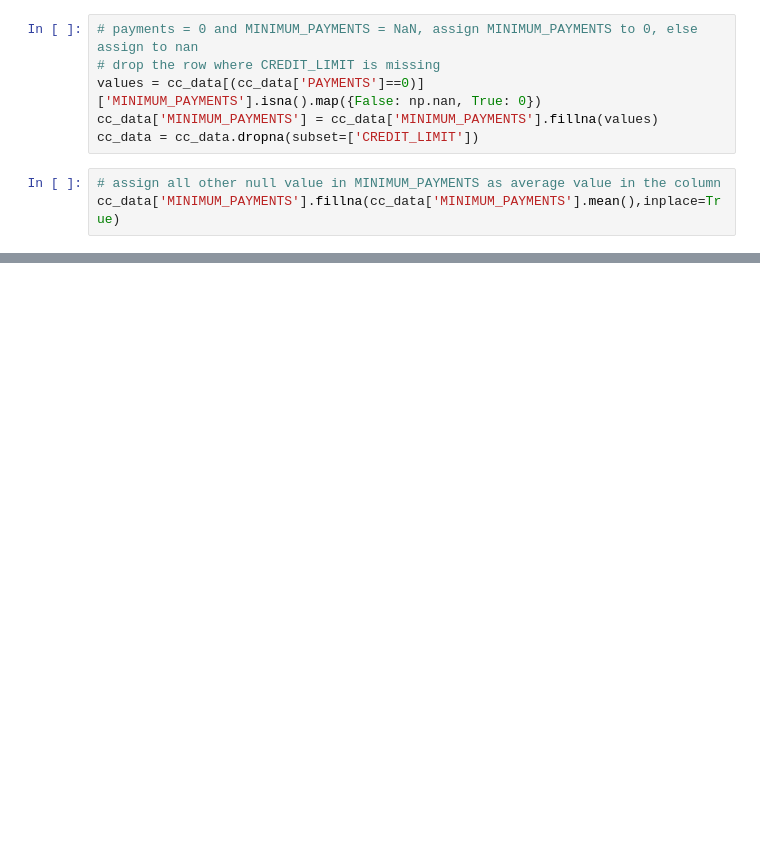
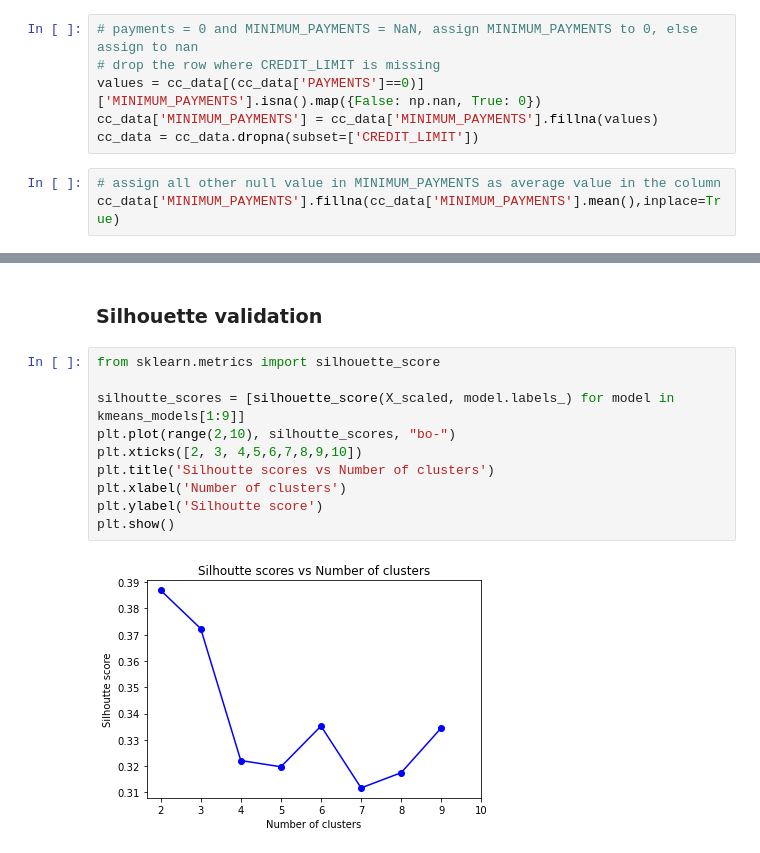
Before and after one commit to xwu0223/MBAN-6400-Project, a Jupyter notebook: cc.ipynb, the cells around one changed output, grey strips where cells are left out. Cells and saved outputs as stored; diff of their text form; blank space fills up the shorter version.

```diff
--- a/cc.ipynb
+++ b/cc.ipynb
@@ -55,0 +100,14 @@ cc_data.isna().sum().sum()
+# %% [markdown]
+### Silhouette validation
+# %%
+from sklearn.metrics import silhouette_score
+
+silhoutte_scores = [silhouette_score(X_scaled, model.labels_) for model in kmeans_models[1:9]]
+plt.plot(range(2,10), silhoutte_scores, "bo-")
+plt.xticks([2, 3, 4,5,6,7,8,9,10])
+plt.title('Silhoutte scores vs Number of clusters')
+plt.xlabel('Number of clusters')
+plt.ylabel('Silhoutte score')
+plt.show()
+# %% [output]
+[figure, added]
```
Also changed, not shown: parts of 13 cells of this notebook.
